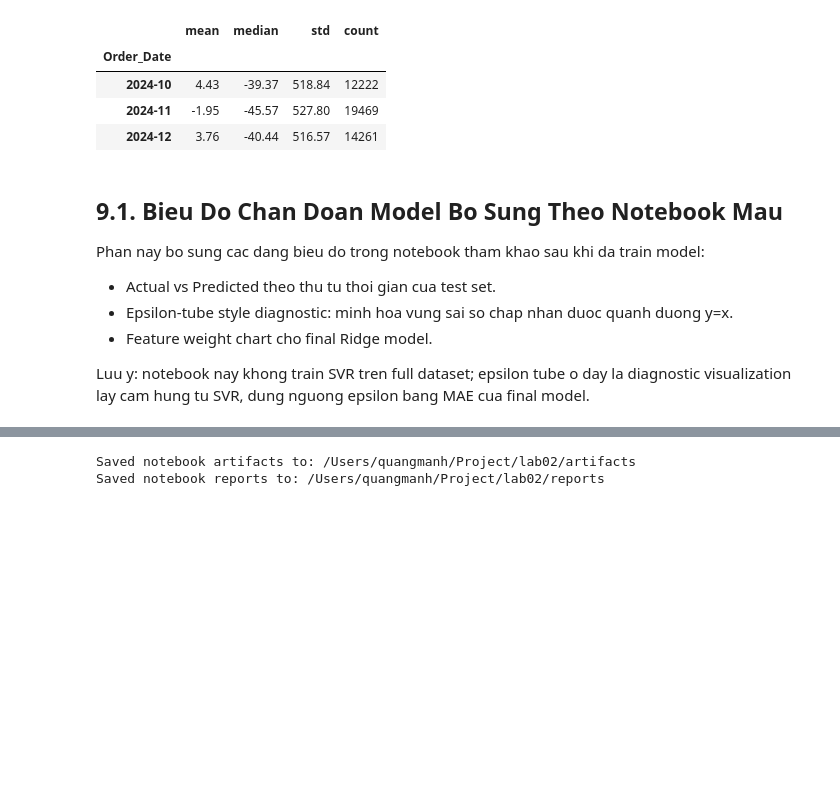
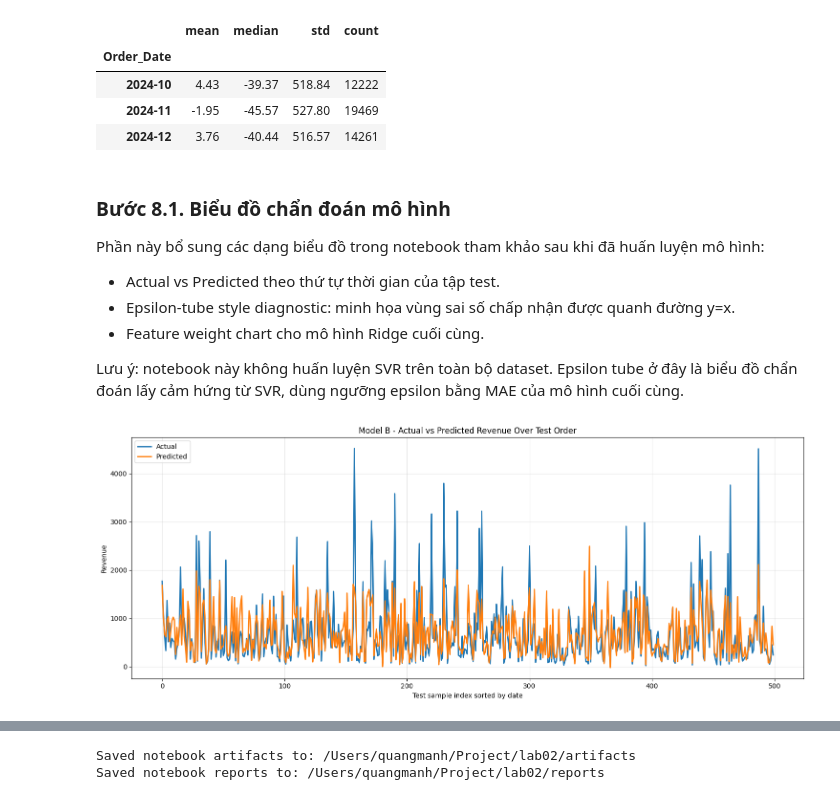
Before and after one commit to QuangManhAI/lab02-machine-learning, a Jupyter notebook: notebooks/product_sales_prediction_complete.ipynb, the cells around one changed output, grey strips where cells are left out. Cells and saved outputs as stored; diff of their text form; code cells hidden in the pictures; blank space fills up the shorter version.

```diff
--- a/notebooks/product_sales_prediction_complete.ipynb
+++ b/notebooks/product_sales_prediction_complete.ipynb
@@ -755,14 +468,11 @@ Cac cot bi loai khoi model chinh:
 # %%
-DROP_FROM_FEATURES = ["Order_ID", "Customer_Name", "Country", "Profit", TARGET]
-BASE_CATEGORICAL_FEATURES = ["City", "State", "Region", "Category", "Sub_Category", "Product_Name"]
-TIME_FEATURES = ["year", "month", "quarter", "day_of_week", "is_weekend"]
-AGG_FEATURES = ["product_order_count", "product_avg_revenue", "category_avg_revenue", "state_avg_revenue", "region_avg_revenue"]
+DROP_FROM_FEATURES = sales_process.DROP_FROM_FEATURES
+BASE_CATEGORICAL_FEATURES = sales_process.BASE_CATEGORICAL_FEATURES
+TIME_FEATURES = sales_process.TIME_FEATURES
+AGG_FEATURES = sales_process.AGG_FEATURES
 
 def get_feature_sets(include_quantity: bool) -> tuple[list[str], list[str]]:
-    numeric_features = ["Unit_Price"] + TIME_FEATURES + AGG_FEATURES
-    if include_quantity:
-        numeric_features = ["Quantity"] + numeric_features
-    categorical_features = BASE_CATEGORICAL_FEATURES
+    numeric_features, categorical_features, _ = sales_process.get_feature_sets(include_quantity)
     return numeric_features, categorical_features
 
 def make_one_hot_preprocessor(numeric_features: list[str], categorical_features: list[str]) -> ColumnTransformer:
@@ -902,11 +705,7 @@ def regression_metrics(y_true, y_pred) -> dict[str, float]:
 def train_variant(train_data: pd.DataFrame, test_data: pd.DataFrame, variant: str, include_quantity: bool):
     numeric_features, categorical_features = get_feature_sets(include_quantity)
     feature_columns = numeric_features + categorical_features
-    forbidden = {TARGET, "Profit", "Order_ID", "Customer_Name", "Country"}
-    assert TARGET not in feature_columns
-    assert forbidden.isdisjoint(feature_columns)
-    if not include_quantity:
-        assert "Quantity" not in feature_columns
+    sales_process.assert_no_leakage(feature_columns, include_quantity=include_quantity)
 
     x_train = train_data[feature_columns]
     y_train = train_data[TARGET]
@@ -1036,30 +859,17 @@ Mean residual by month:
 | 2024-11 | -1.95 | -45.57 | 527.80 | 19469 |
 | 2024-12 | 3.76 | -40.44 | 516.57 | 14261 |
 # %% [markdown]
-## 9.1. Bieu Do Chan Doan Model Bo Sung Theo Notebook Mau
+### Bước 8.1. Biểu đồ chẩn đoán mô hình
 
-Phan nay bo sung cac dang bieu do trong notebook tham khao sau khi da train model:
+Phần này bổ sung các dạng biểu đồ trong notebook tham khảo sau khi đã huấn luyện mô hình:
 
-- Actual vs Predicted theo thu tu thoi gian cua test set.
-- Epsilon-tube style diagnostic: minh hoa vung sai so chap nhan duoc quanh duong y=x.
-- Feature weight chart cho final Ridge model.
+- Actual vs Predicted theo thứ tự thời gian của tập test.
+- Epsilon-tube style diagnostic: minh họa vùng sai số chấp nhận được quanh đường y=x.
+- Feature weight chart cho mô hình Ridge cuối cùng.
 
-Luu y: notebook nay khong train SVR tren full dataset; epsilon tube o day la diagnostic visualization lay cam hung tu SVR, dung nguong epsilon bang MAE cua final model.
+Lưu ý: notebook này không huấn luyện SVR trên toàn bộ dataset. Epsilon tube ở đây là biểu đồ chẩn đoán lấy cảm hứng từ SVR, dùng ngưỡng epsilon bằng MAE của mô hình cuối cùng.
 # %%
-ordered_test = test_df.copy()
-ordered_test["prediction"] = model_b_pred
-ordered_test = ordered_test.sort_values(DATE_COLUMN).reset_index(drop=True)
-plot_n = min(500, len(ordered_test))
-
-plt.figure(figsize=(15, 6))
-plt.plot(ordered_test.loc[:plot_n - 1, TARGET].to_numpy(), label="Actual", linewidth=2)
-plt.plot(ordered_test.loc[:plot_n - 1, "prediction"].to_numpy(), label="Predicted", linewidth=2)
-plt.title("Model B - Actual vs Predicted Revenue Over Test Order")
-plt.xlabel("Test sample index sorted by date")
-plt.ylabel("Revenue")
-plt.legend()
-plt.grid(True, alpha=0.3)
-plt.tight_layout()
-plt.savefig(PLOT_DIR / "notebook_model_b_actual_vs_predicted_line.png", dpi=160)
-plt.show()
+sales_era.plot_actual_vs_predicted_line(test_df, model_b_pred, PLOT_DIR)
+# %% [output]
+[figure, added]
 # %%
```
Also changed, not shown: parts of 45 cells of this notebook, 7 other files.
